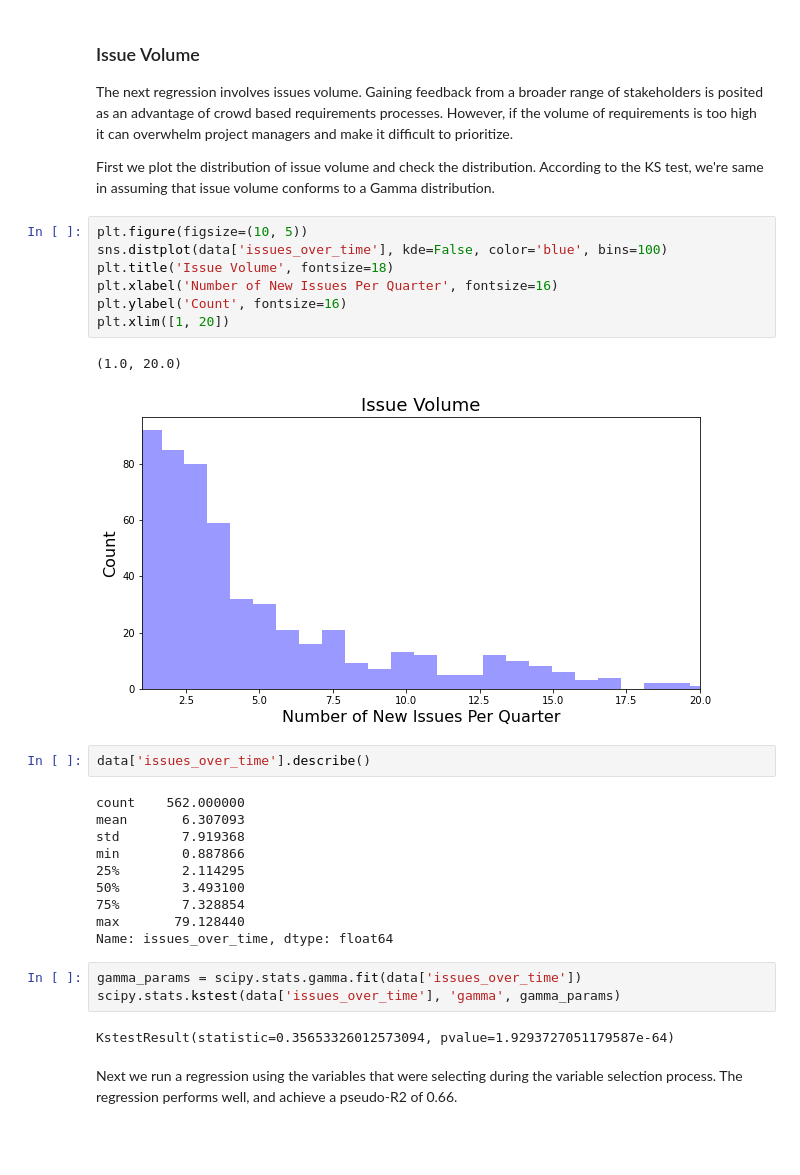
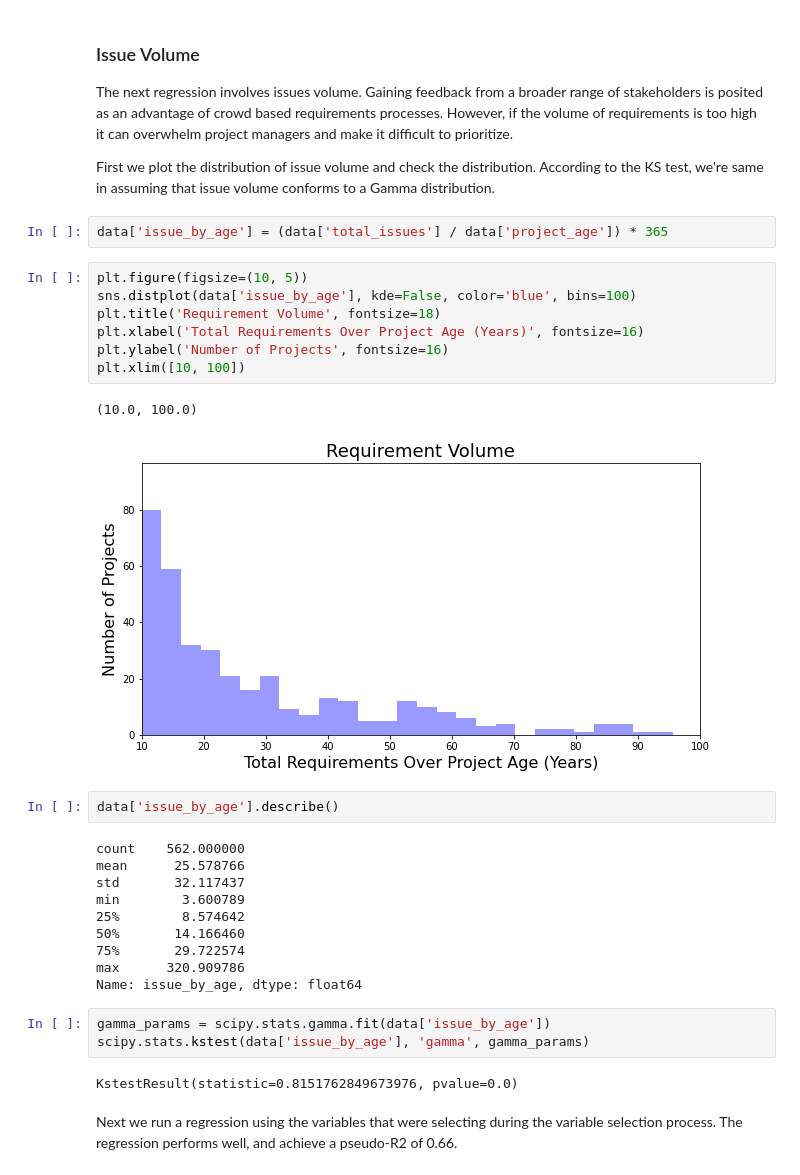
Before and after one commit to MthwRobinson/sh-network-paper, a Jupyter notebook: notebooks/analysis.ipynb, the cells around one changed output. Cells and saved outputs as stored; diff of their text form; blank space fills up the shorter version.

```diff
--- a/notebooks/analysis.ipynb
+++ b/notebooks/analysis.ipynb
@@ -478,33 +478,35 @@ Text(0.5, 0, 'Crowd Source Percentage')
 The next regression involves issues volume. Gaining feedback from a broader range of stakeholders is posited as an advantage of crowd based requirements processes. However, if the volume of requirements is too high it can overwhelm project managers and make it difficult to prioritize.
 
 First we plot the distribution of issue volume and check the distribution. According to the KS test, we're same in assuming  that issue volume conforms to a Gamma distribution.
+# %%
+data['issue_by_age'] = (data['total_issues'] / data['project_age']) * 365
 # %%
 plt.figure(figsize=(10, 5))
-sns.distplot(data['issues_over_time'], kde=False, color='blue', bins=100)
-plt.title('Issue Volume', fontsize=18)
-plt.xlabel('Number of New Issues Per Quarter', fontsize=16)
-plt.ylabel('Count', fontsize=16)
-plt.xlim([1, 20])
+sns.distplot(data['issue_by_age'], kde=False, color='blue', bins=100)
+plt.title('Requirement Volume', fontsize=18)
+plt.xlabel('Total Requirements Over Project Age (Years)', fontsize=16)
+plt.ylabel('Number of Projects', fontsize=16)
+plt.xlim([10, 100])
 # %% [output]
-(1.0, 20.0)
+(10.0, 100.0)
-[figure, old version]
+[figure, new version]
 # %%
-data['issues_over_time'].describe()
+data['issue_by_age'].describe()
 # %% [output]
 count    562.000000
-mean       6.307093
-std        7.919368
-min        0.887866
-25%        2.114295
-50%        3.493100
-75%        7.328854
-max       79.128440
-Name: issues_over_time, dtype: float64
+mean      25.578766
+std       32.117437
+min        3.600789
+25%        8.574642
+50%       14.166460
+75%       29.722574
+max      320.909786
+Name: issue_by_age, dtype: float64
 # %%
-gamma_params = scipy.stats.gamma.fit(data['issues_over_time'])
-scipy.stats.kstest(data['issues_over_time'], 'gamma', gamma_params)
+gamma_params = scipy.stats.gamma.fit(data['issue_by_age'])
+scipy.stats.kstest(data['issue_by_age'], 'gamma', gamma_params)
 # %% [output]
-KstestResult(statistic=0.35653326012573094, pvalue=1.9293727051179587e-64)
+KstestResult(statistic=0.8151762849673976, pvalue=0.0)
 # %% [markdown]
 Next we run a regression using the variables that were selecting during the variable selection process. The regression performs well, and achieve a pseudo-R2 of 0.66.
 # %%
```
Also changed, not shown: parts of 55 cells of this notebook, 2 other files.
